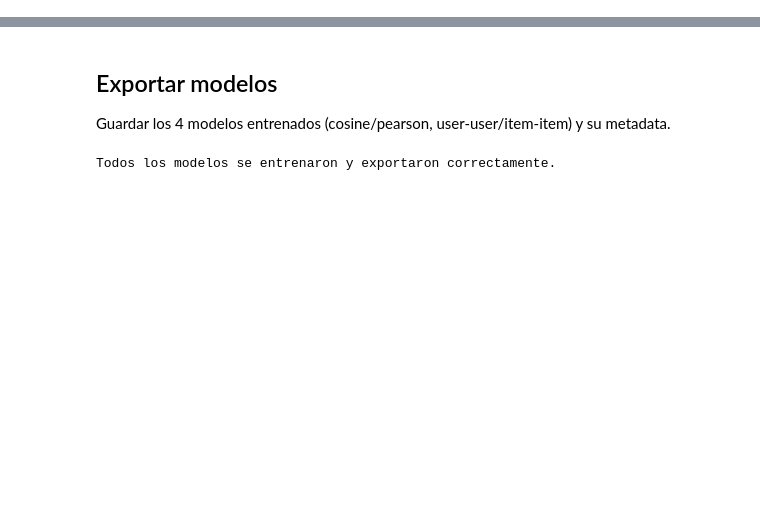
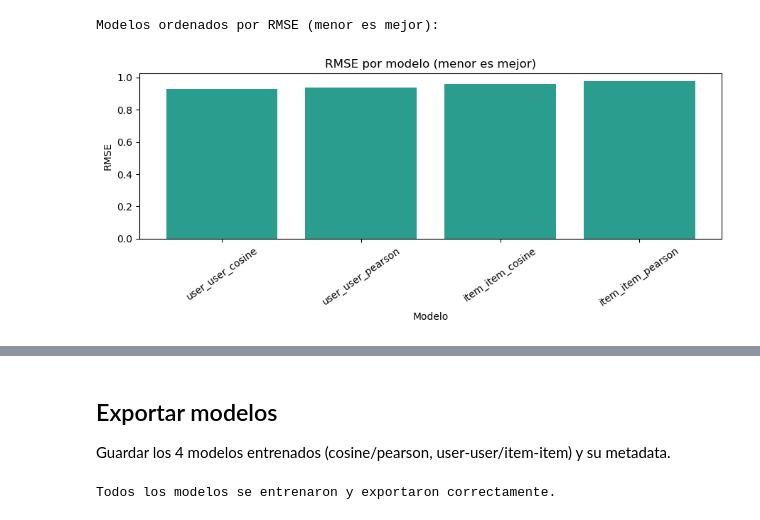
Before and after one commit to MINE4201-202601-E07/Taller-1-Notebooks, a Jupyter notebook: final-models.ipynb, the cells around one changed output, grey strips where cells are left out. Saved outputs shown, nothing was run; the diff lists cells and outputs as text; code cells hidden in the pictures; blank space fills up the shorter version.

Commit message:
final models updated

```diff
--- a/final-models.ipynb
+++ b/final-models.ipynb
@@ -179,0 +188,29 @@ Error:
+# %%
+import matplotlib.pyplot as plt
+
+metrics_view = (
+    metrics_df.loc[metrics_df['status'] == 'success', [
+        'model_name', 'similarity', 'user_based', 'selected_user_cap',
+        'rmse', 'mae', 'coverage', 'train_ratings', 'test_ratings'
+    ]]
+    .sort_values('rmse')
+    .reset_index(drop=True)
+)
+
+print('Modelos ordenados por RMSE (menor es mejor):')
+metrics_view
+
+if not metrics_view.empty:
+    fig, ax = plt.subplots(figsize=(9, 4))
+    ax.bar(metrics_view['model_name'], metrics_view['rmse'], color='#2a9d8f')
+    ax.set_title('RMSE por modelo (menor es mejor)')
+    ax.set_xlabel('Modelo')
+    ax.set_ylabel('RMSE')
+    ax.tick_params(axis='x', rotation=35)
+    plt.tight_layout()
+    plt.show()
+else:
+    print('No hay modelos exitosos para graficar RMSE.')
+# %% [output]
+Modelos ordenados por RMSE (menor es mejor):
+[figure, added]
```
Also changed, not shown: parts of 6 cells of this notebook, 1 other file.
